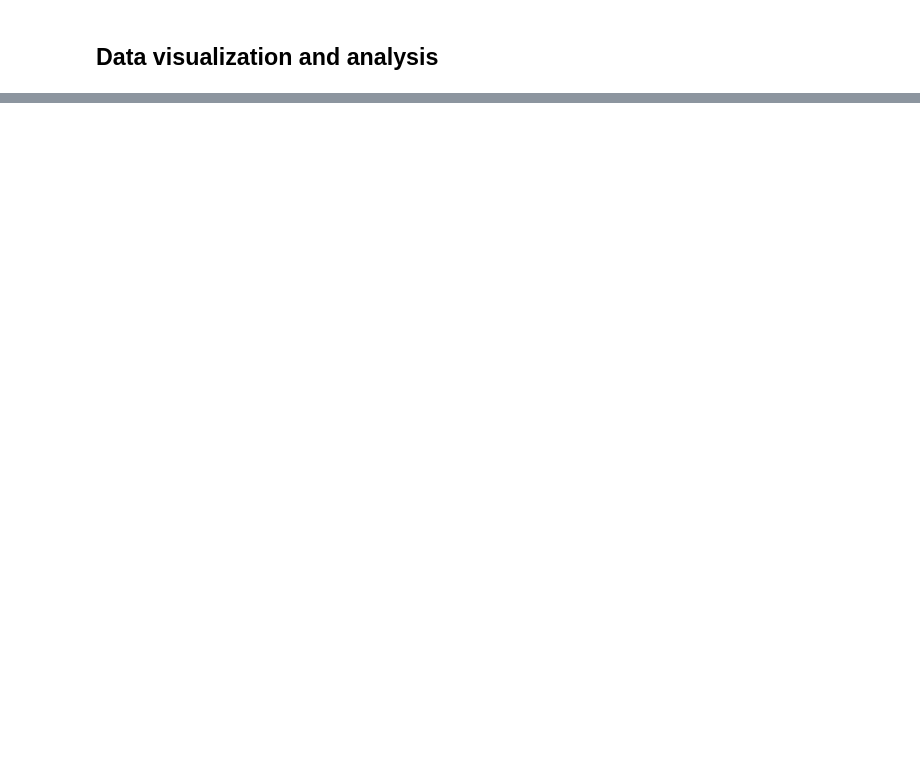
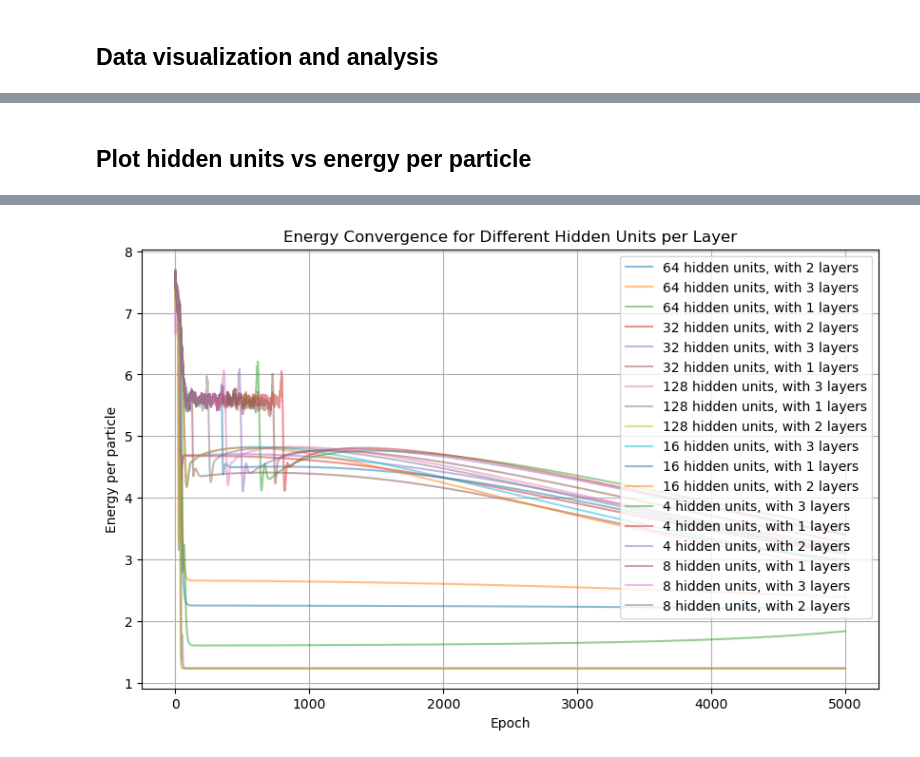
Before and after one commit to pfargas/data_analysis, a Jupyter notebook: result_analysis.ipynb, the cells around one changed output, grey strips where cells are left out. Cells and saved outputs as stored; diff of their text form; code cells hidden in the pictures; blank space fills up the shorter version.

```diff
--- a/result_analysis.ipynb
+++ b/result_analysis.ipynb
@@ -139,0 +204,3 @@ test_row.iloc[0]
+# %%
+df_10p = df_normal_walkers[df_normal_walkers['input_dim'] == 10]
+df_10p.head()
@@ -139,0 +216,13 @@ test_row.iloc[0]
+# %%
+BATCH_SIZE = 1000
+STEP_SIZE = 0.1
+CHAIN_LENGTH = 150
+LEARNING_RATE = 0.01
+
+def extract_hidden_units_per_layer_and_layers(row):
+    architecture = list(map(int, row['hidden_dim'].strip('[]').split(',')))
+    return architecture[0], len(architecture)
+
+df_10p['hidden_units_per_layer'] = df_10p.apply(extract_hidden_units_per_layer_and_layers, axis=1, result_type='expand')[0]
+df_10p['num_layers'] = df_10p.apply(extract_hidden_units_per_layer_and_layers, axis=1, result_type='expand')[1]
+df_10p.head()
@@ -139,0 +236,3 @@ test_row.iloc[0]
+# %%
+study_df = df_10p[(df_10p["training_batch_size"]==BATCH_SIZE) & (df_10p["sampler_step_size"]==STEP_SIZE) & (df_10p["sampler_chain_length"]==CHAIN_LENGTH) & (df_10p["optimizer_learning_rate"]==LEARNING_RATE)]
+study_df.head()
@@ -139,0 +246,30 @@ test_row.iloc[0]
+# %% [markdown]
+## Plot hidden units vs energy per particle
+# %%
+# plot energy convergence for different hidden units per layer
+plt.figure(figsize=(10, 6))
+for hidden_units in study_df['hidden_units_per_layer'].unique():
+    subset = study_df[study_df['hidden_units_per_layer'] == hidden_units]
+    energy_histories = []
+    layers = []
+    for index, row in subset.iterrows():
+        path = row['path']
+        layer = row['num_layers']
+        energy_history = utils.get_energy_history(path)
+        energy_histories.append(energy_history)
+        layers.append(layer)
+    # Pad energy histories to the same length
+    max_length = max(len(eh) for eh in energy_histories)
+    padded_energy_histories = [eh + [np.nan]*(max_length - len(eh)) for eh in energy_histories]
+    # mean_energy_history = np.nanmean(padded_energy_histories, axis=0)
+    # plt.plot(mean_energy_history, label=f'{hidden_units} hidden units/layer')
+    for energy_history, layers in zip(padded_energy_histories, layers):
+        plt.plot(energy_history, label=f'{hidden_units} hidden units, with {layers} layers', alpha=0.5)
+
+plt.xlabel('Epoch')
+plt.ylabel('Energy per particle')
+plt.title('Energy Convergence for Different Hidden Units per Layer')
+plt.legend()
+plt.grid()
+plt.show()
+# %% [output]
@@ -139,0 +294 @@ test_row.iloc[0]
+[figure, added]
```
Also changed, not shown: parts of 12 cells of this notebook.
